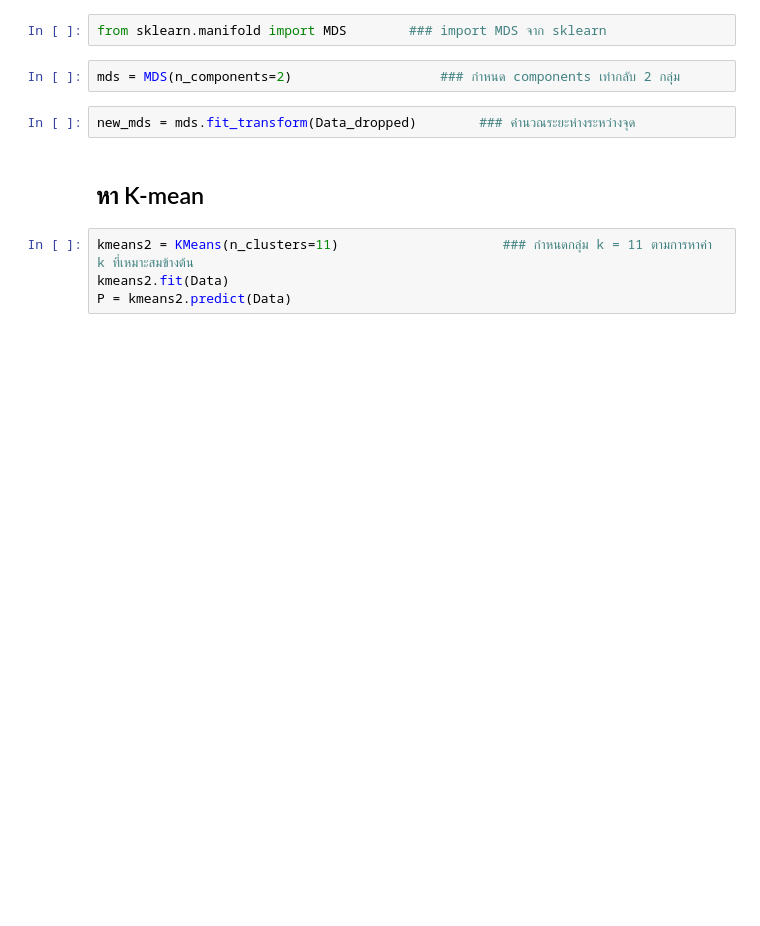
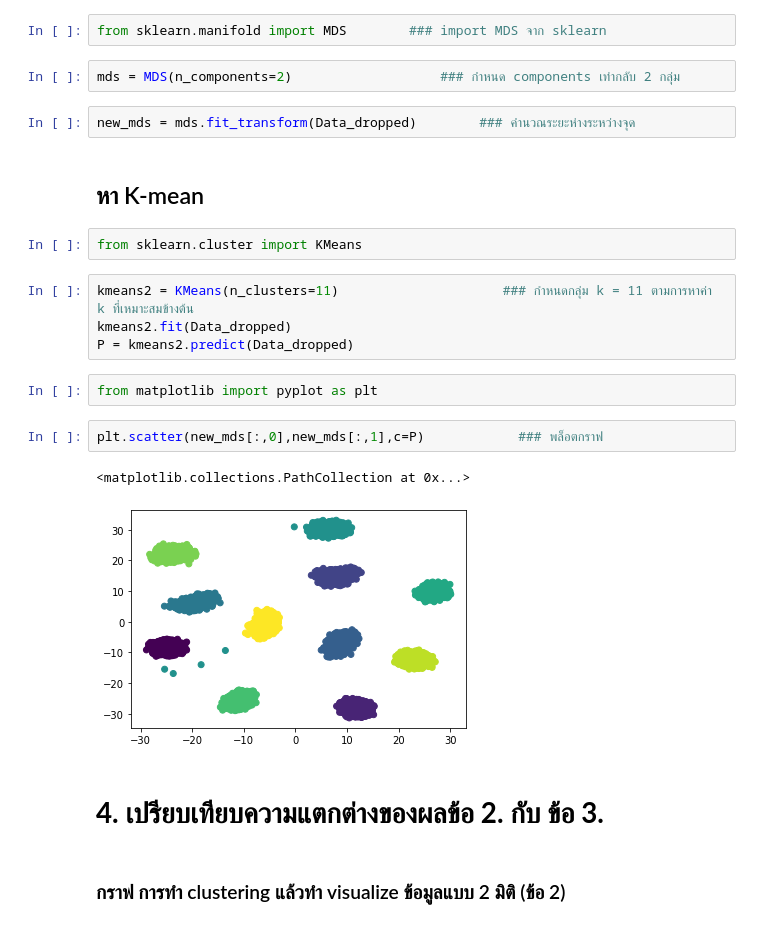
Before and after one commit to jittakorn-ch/multivariate, a Jupyter notebook: Multivariate_Exam.ipynb, the cells around one changed output. Cells and saved outputs as stored; diff of their text form; blank space fills up the shorter version.

```diff
--- a/Multivariate_Exam.ipynb
+++ b/Multivariate_Exam.ipynb
@@ -283,7 +283,20 @@ mds = MDS(n_components=2)                   ### กำหนด components เ
 new_mds = mds.fit_transform(Data_dropped)        ### คำนวณระยะห่างระหว่างจุด
 # %% [markdown]
 ## หา K-mean
+# %%
+from sklearn.cluster import KMeans
 # %%
 kmeans2 = KMeans(n_clusters=11)                     ### กำหนดกลุ่ม k = 11 ตามการหาค่า k ที่เหมาะสมข้างต้น
-kmeans2.fit(Data)
-P = kmeans2.predict(Data)
+kmeans2.fit(Data_dropped)
+P = kmeans2.predict(Data_dropped)
+# %%
+from matplotlib import pyplot as plt
+# %%
+plt.scatter(new_mds[:,0],new_mds[:,1],c=P)            ### พล็อตกราฟ
+# %% [output]
+<matplotlib.collections.PathCollection at 0x...>
+[figure, added]
+# %% [markdown]
+# **4. เปรียบเทียบความแตกต่างของผลข้อ 2. กับ ข้อ 3.**
+# %% [markdown]
+### กราฟ การทำ clustering แล้วทำ visualize ข้อมูลแบบ 2 มิติ (ข้อ 2)
```
Also changed, not shown: parts of 5 cells of this notebook.
